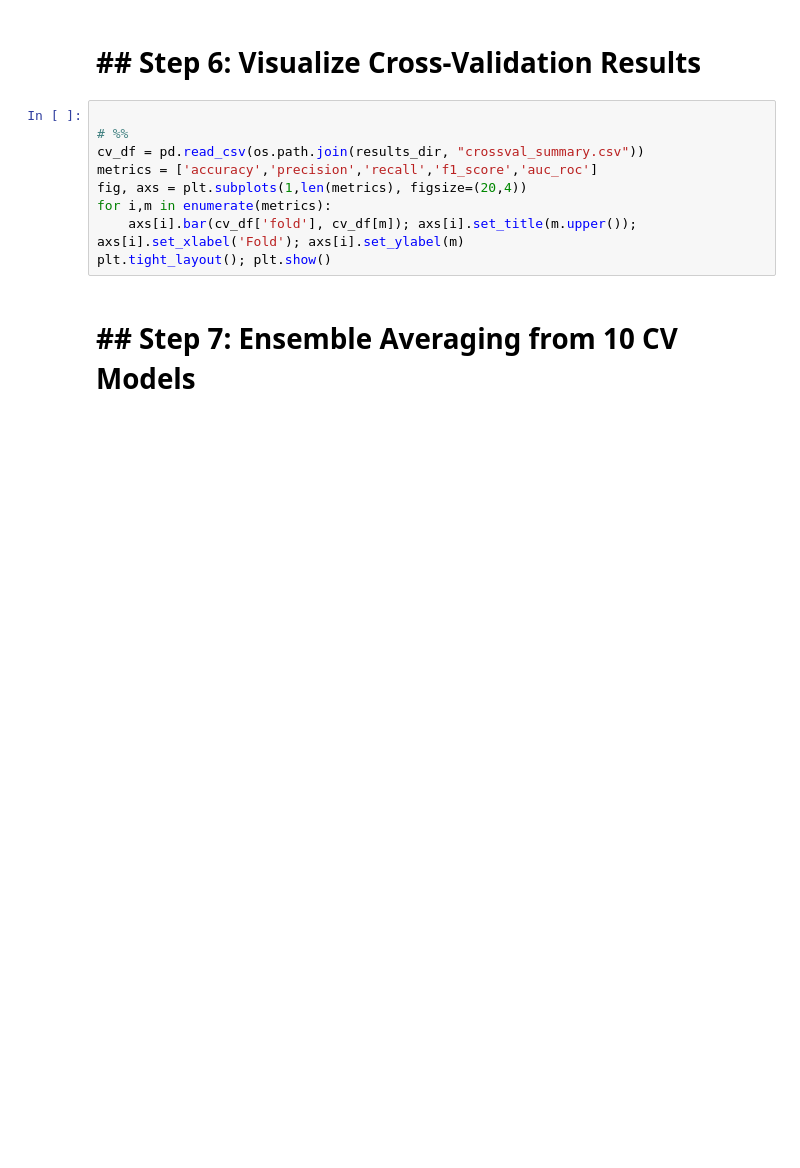
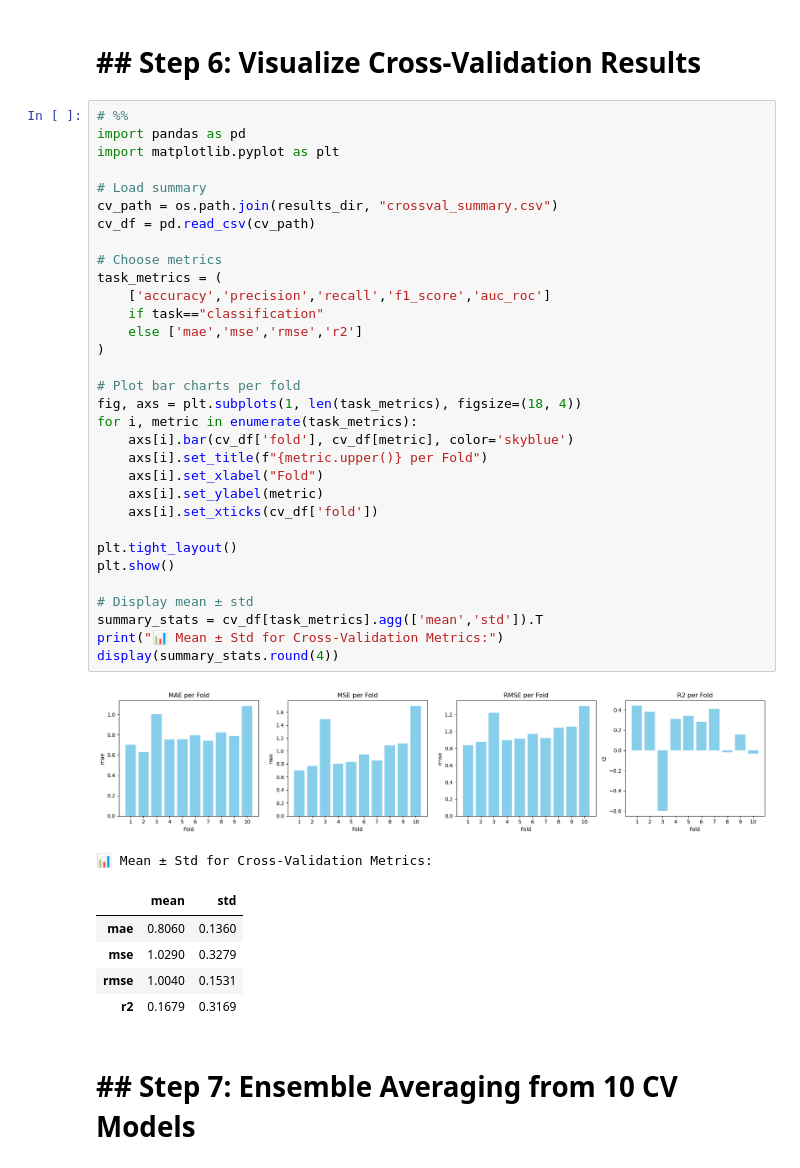
Before and after one commit to ojoawoa/GNN_model_TRPM8_Drug_Potency_prediction, a Jupyter notebook: 5_model_training/Final_Training_Evaluation_Notebook_class - Regression.ipynb, the cells around one changed output. Saved outputs shown, nothing was run; the diff lists cells and outputs as text; blank space fills up the shorter version.

```diff
--- a/5_model_training/Final_Training_Evaluation_Notebook_class - Regression.ipynb
+++ b/5_model_training/Final_Training_Evaluation_Notebook_class - Regression.ipynb
@@ -429,14 +654,45 @@ print("✅ Saved CV summary")
 # %% [markdown]
 # ## Step 6: Visualize Cross-Validation Results
 # %%
+# %%
+import pandas as pd
+import matplotlib.pyplot as plt
 
-# %%
-cv_df = pd.read_csv(os.path.join(results_dir, "crossval_summary.csv"))
-metrics = ['accuracy','precision','recall','f1_score','auc_roc']
-fig, axs = plt.subplots(1,len(metrics), figsize=(20,4))
-for i,m in enumerate(metrics):
-    axs[i].bar(cv_df['fold'], cv_df[m]); axs[i].set_title(m.upper()); axs[i].set_xlabel('Fold'); axs[i].set_ylabel(m)
-plt.tight_layout(); plt.show()
+# Load summary
+cv_path = os.path.join(results_dir, "crossval_summary.csv")
+cv_df = pd.read_csv(cv_path)
+
+# Choose metrics
+task_metrics = (
+    ['accuracy','precision','recall','f1_score','auc_roc']
+    if task=="classification"
+    else ['mae','mse','rmse','r2']
+)
+
+# Plot bar charts per fold
+fig, axs = plt.subplots(1, len(task_metrics), figsize=(18, 4))
+for i, metric in enumerate(task_metrics):
+    axs[i].bar(cv_df['fold'], cv_df[metric], color='skyblue')
+    axs[i].set_title(f"{metric.upper()} per Fold")
+    axs[i].set_xlabel("Fold")
+    axs[i].set_ylabel(metric)
+    axs[i].set_xticks(cv_df['fold'])
+
+plt.tight_layout()
+plt.show()
+
+# Display mean ± std
+summary_stats = cv_df[task_metrics].agg(['mean','std']).T
+print("📊 Mean ± Std for Cross-Validation Metrics:")
+display(summary_stats.round(4))
+# %% [output]
+[figure, added]
+📊 Mean ± Std for Cross-Validation Metrics:
+|  | mean | std |
+| mae | 0.8060 | 0.1360 |
+| mse | 1.0290 | 0.3279 |
+| rmse | 1.0040 | 0.1531 |
+| r2 | 0.1679 | 0.3169 |
 # %% [markdown]
 # ## Step 7: Ensemble Averaging from 10 CV Models
 # %%
```
Also changed, not shown: parts of 12 cells of this notebook, 1 other file.
